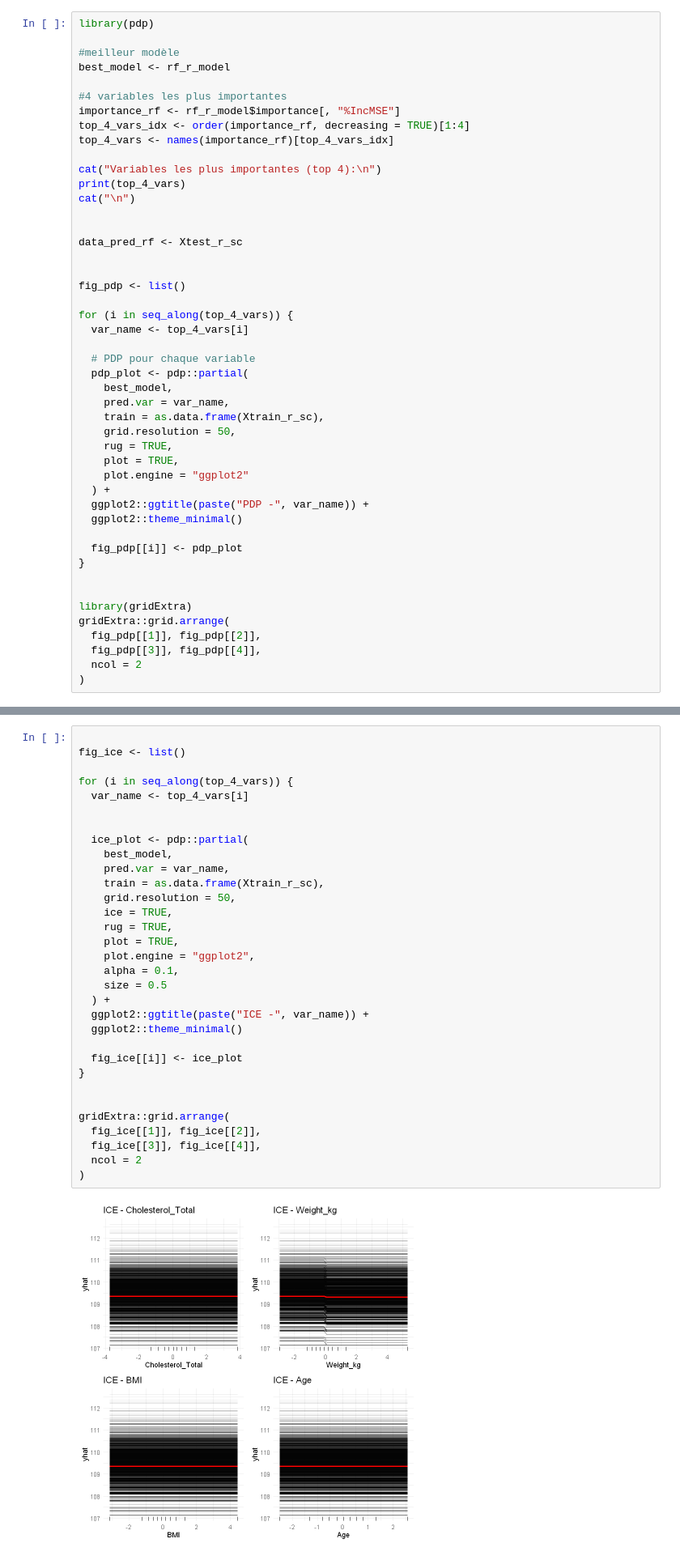
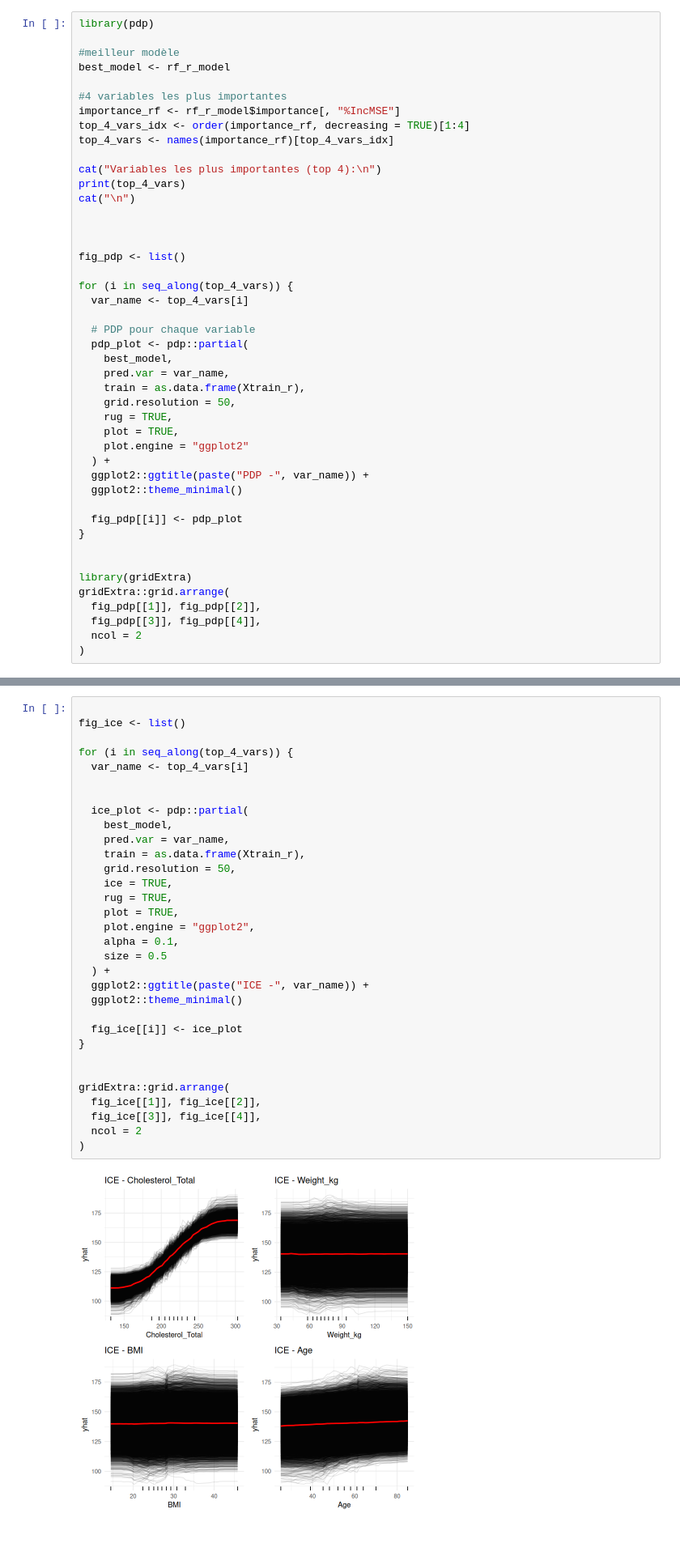
Before and after one commit to HOANG-Anh2004/projet_ML_4A_GMM_INSA, a Jupyter notebook: Modelisation_R.ipynb, the cells around one changed output, grey strips where cells are left out. Shown at 81% size. Cells and saved outputs as stored; diff of their text form.

```diff
--- a/Modelisation_R.ipynb
+++ b/Modelisation_R.ipynb
@@ -3301,8 +2532,6 @@ print(top_4_vars)
 cat("\n")
 
 
-data_pred_rf <- Xtest_r_sc
-
 
 fig_pdp <- list()
 
@@ -3313,7 +2542,7 @@ for (i in seq_along(top_4_vars)) {
   pdp_plot <- pdp::partial(
     best_model,
     pred.var = var_name,
-    train = as.data.frame(Xtrain_r_sc),
+    train = as.data.frame(Xtrain_r),
     grid.resolution = 50,
     rug = TRUE,
     plot = TRUE,
@@ -3363,35 +2575,35 @@ Les ICE plots montrent comment chaque prédiction individuelle change en fonctio
 fig_ice <- list()
 
 for (i in seq_along(top_4_vars)) {
   var_name <- top_4_vars[i]
 
 
   ice_plot <- pdp::partial(
     best_model,
     pred.var = var_name,
-    train = as.data.frame(Xtrain_r_sc),
+    train = as.data.frame(Xtrain_r),
     grid.resolution = 50,
     ice = TRUE,
     rug = TRUE,
     plot = TRUE,
     plot.engine = "ggplot2",
     alpha = 0.1,
     size = 0.5
   ) +
   ggplot2::ggtitle(paste("ICE -", var_name)) +
   ggplot2::theme_minimal()
 
   fig_ice[[i]] <- ice_plot
 }
 
 
 gridExtra::grid.arrange(
   fig_ice[[1]], fig_ice[[2]],
   fig_ice[[3]], fig_ice[[4]],
   ncol = 2
 )
 # %% [output]
-[figure, old version]
+[figure, new version]
 # %% [markdown]
 ## Analyse numérique - Effet des variables clés
 
```
Also changed, not shown: parts of 105 cells of this notebook.
